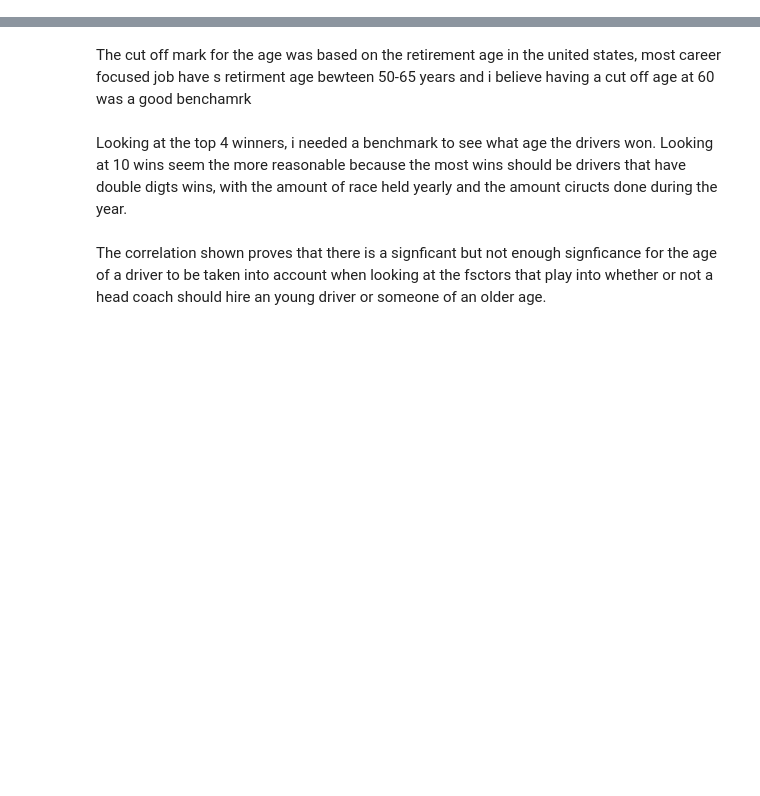
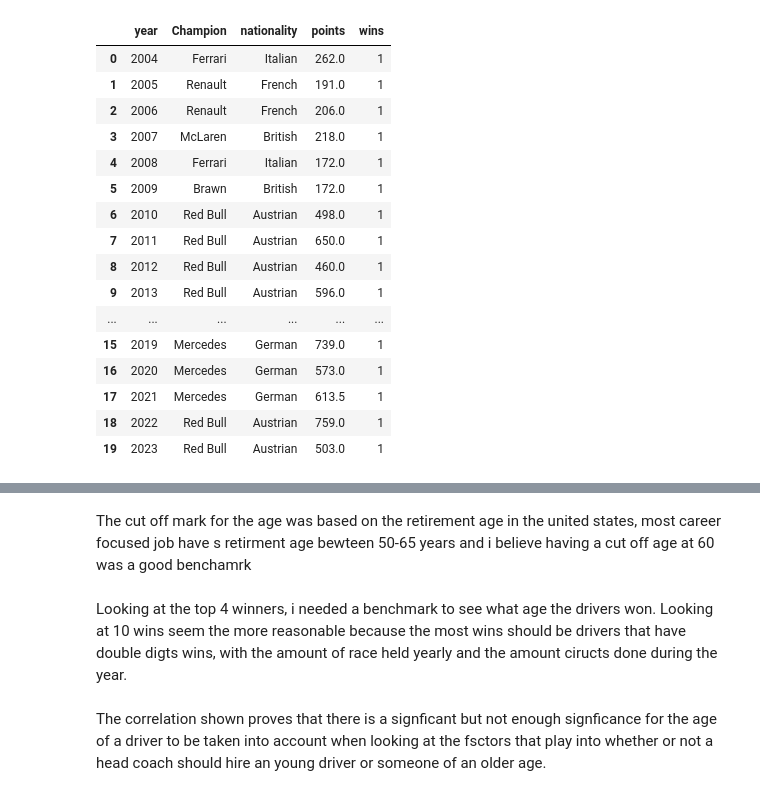
Before and after one commit to YargKlnc/Project1-Formula1, a Jupyter notebook: project.ipynb, the cells around one changed output, grey strips where cells are left out. Cells and saved outputs as stored; diff of their text form; code cells hidden in the pictures; blank space fills up the shorter version.

```diff
--- a/project.ipynb
+++ b/project.ipynb
@@ -48,0 +57,4 @@ clean_construtors
+# %%
+#creating dataframe using only needed columns
+clean_construtors = combined_constructor_results[["raceId", "points", "name_x", "year", "name_y", "nationality"]]
+clean_construtors
@@ -65,0 +176,25 @@ win_counts.value_counts()
+# %%
+# Create a new DataFrame with the winning constructors
+winners_df = top_teams_per_year.rename(columns={'constructor': 'Champion'})
+winners_df = winners_df[top_teams_per_year["wins"] == 1]
+winners_df.reset_index(drop=True, inplace=True)
+# Print the new DataFrame
+winners_df
+# %% [output]
+|  | year | Champion | nationality | points | wins |
+| 0 | 2004 | Ferrari | Italian | 262.0 | 1 |
+| 1 | 2005 | Renault | French | 191.0 | 1 |
+| 2 | 2006 | Renault | French | 206.0 | 1 |
+| 3 | 2007 | McLaren | British | 218.0 | 1 |
+| 4 | 2008 | Ferrari | Italian | 172.0 | 1 |
+| 5 | 2009 | Brawn | British | 172.0 | 1 |
+| 6 | 2010 | Red Bull | Austrian | 498.0 | 1 |
+| 7 | 2011 | Red Bull | Austrian | 650.0 | 1 |
+| 8 | 2012 | Red Bull | Austrian | 460.0 | 1 |
+| 9 | 2013 | Red Bull | Austrian | 596.0 | 1 |
+| ... | ... | ... | ... | ... | ... |
+| 15 | 2019 | Mercedes | German | 739.0 | 1 |
+| 16 | 2020 | Mercedes | German | 573.0 | 1 |
+| 17 | 2021 | Mercedes | German | 613.5 | 1 |
+| 18 | 2022 | Red Bull | Austrian | 759.0 | 1 |
+| 19 | 2023 | Red Bull | Austrian | 503.0 | 1 |
```
Also changed, not shown: parts of 18 cells of this notebook.
